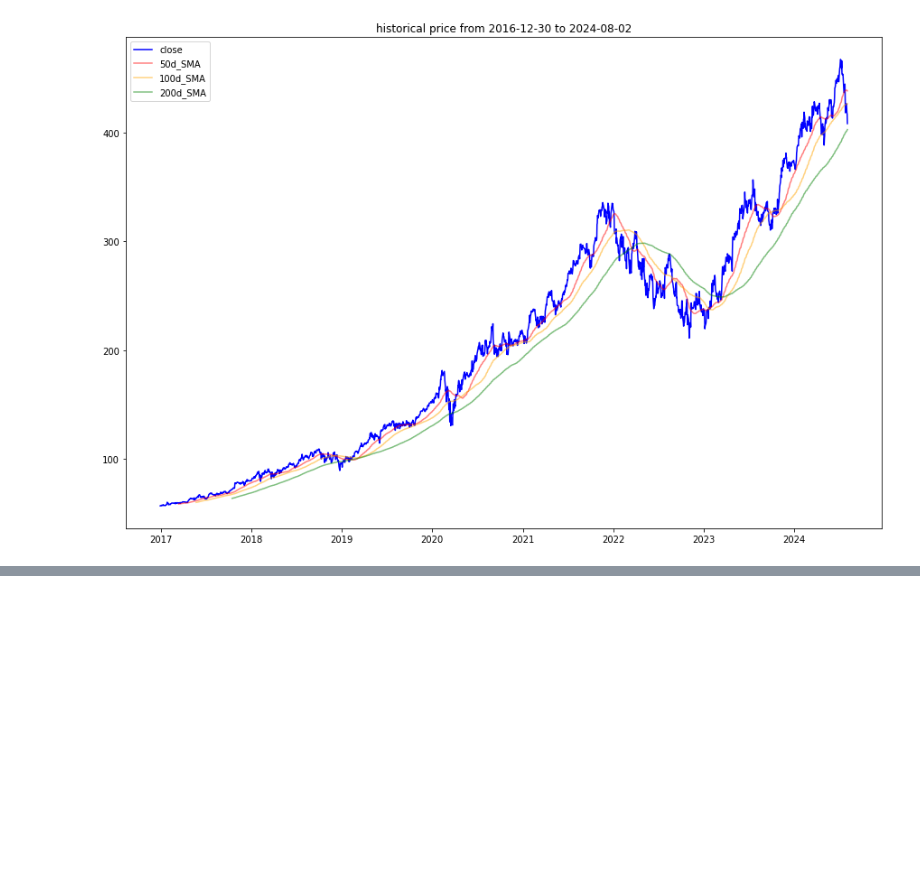
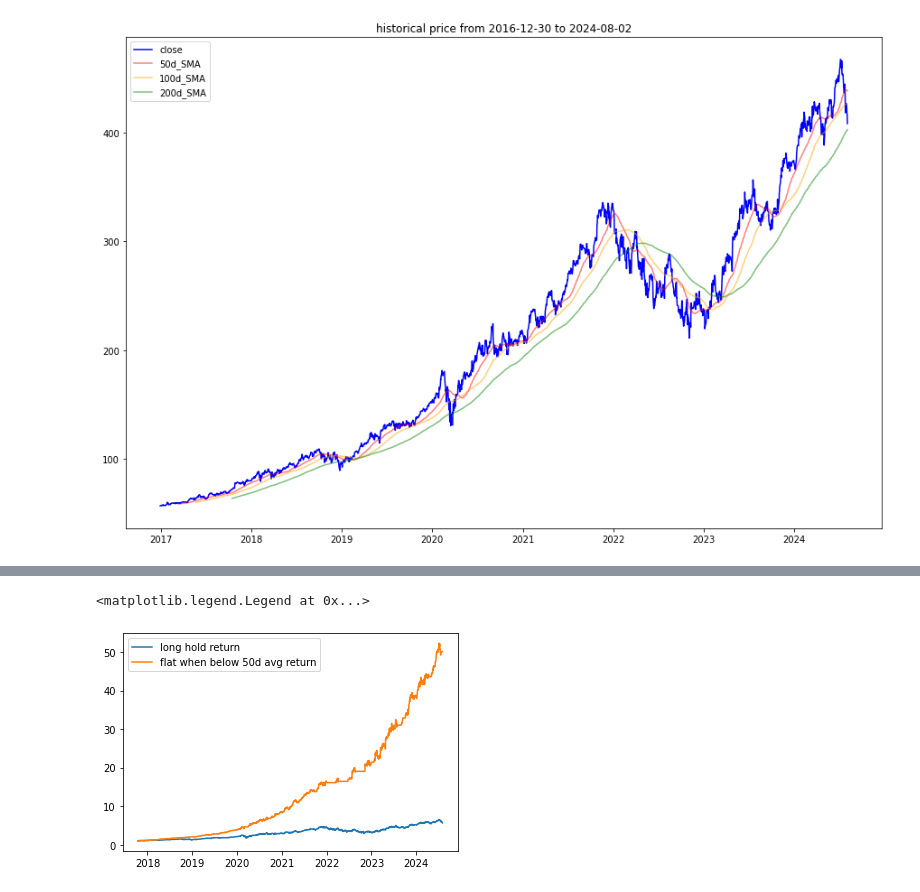
Before and after one commit to cckn93/utils, a Jupyter notebook: notebooks/time_series.ipynb, the cells around one changed output, grey strips where cells are left out. Cells and saved outputs as stored; diff of their text form; code cells hidden in the pictures; blank space fills up the shorter version.

```diff
--- a/notebooks/time_series.ipynb
+++ b/notebooks/time_series.ipynb
@@ -69,0 +123,10 @@ plt.show()
+# %%
+# TODO debug this return pls
+
+
+plt.plot(df.index, (df['return'] + 1).cumprod(), label='long hold return')
+plt.plot(df.index, (df['strategy_return'] + 1).cumprod(), label='flat when below 50d avg return')
+plt.legend()
+# %% [output]
+<matplotlib.legend.Legend at 0x...>
+[figure, added]
```
Also changed, not shown: parts of 7 cells of this notebook.
